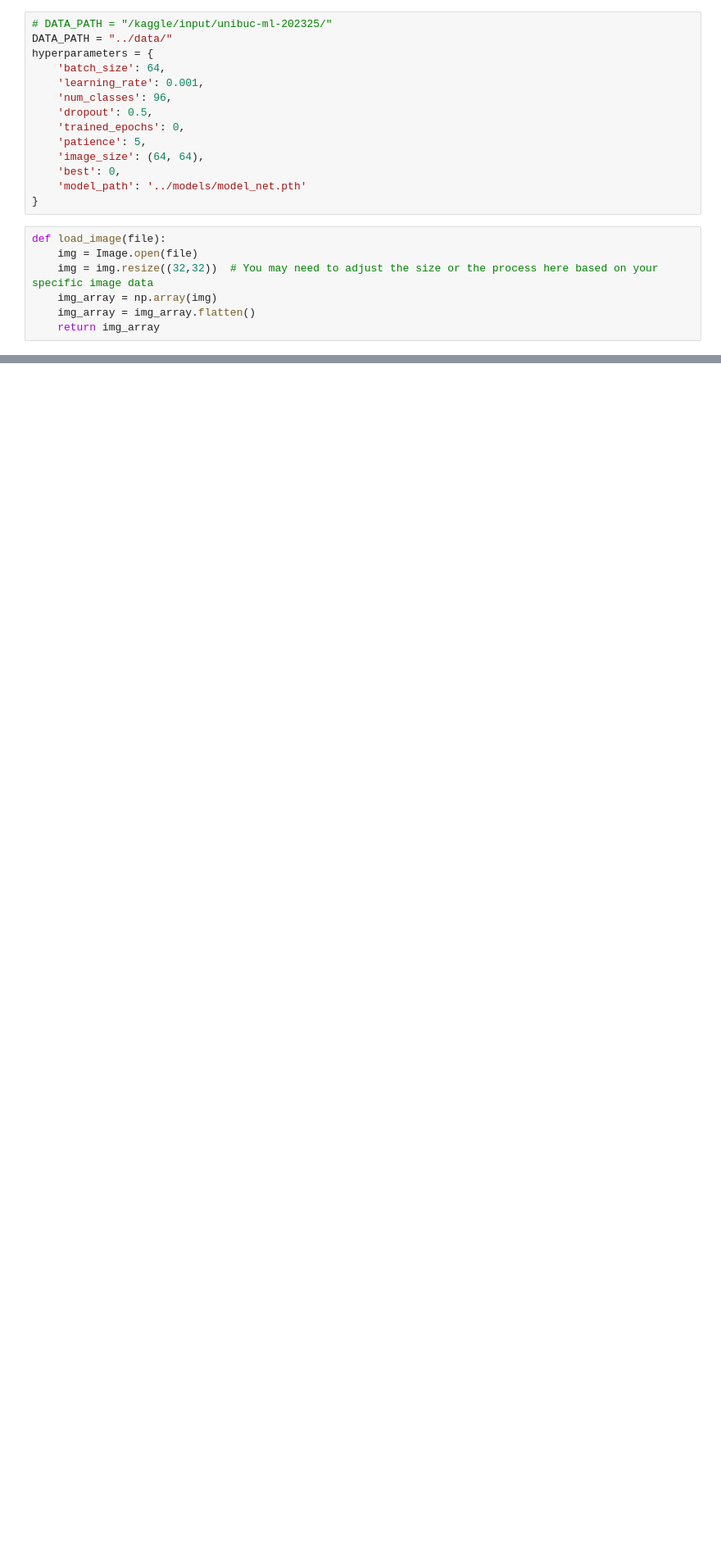
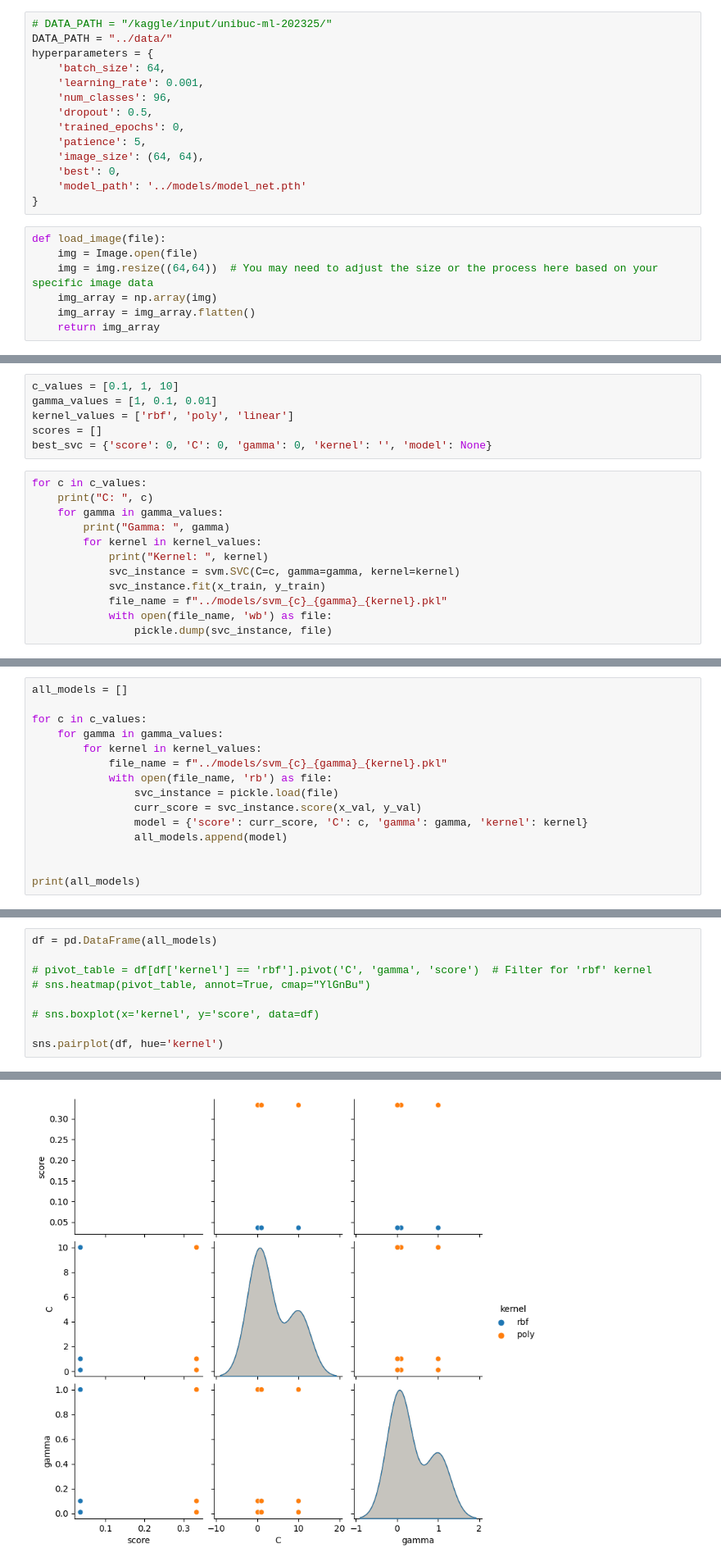
Before and after one commit to trifangrobert/Deep-Hallucination, a Jupyter notebook: src/version_svm.ipynb, the cells around one changed output, grey strips where cells are left out. Shown at 82% size. Drawn from its saved outputs; the diff is of its cells as text; blank space fills up the shorter version.

```diff
--- a/src/version_svm.ipynb
+++ b/src/version_svm.ipynb
@@ -22,7 +25,7 @@ hyperparameters = {
 # %%
 def load_image(file):
     img = Image.open(file)
-    img = img.resize((32,32))  # You may need to adjust the size or the process here based on your specific image data
+    img = img.resize((64,64))  # You may need to adjust the size or the process here based on your specific image data
     img_array = np.array(img)
     img_array = img_array.flatten()
     return img_array
@@ -49,0 +69,18 @@ load_images_and_labels('../data/train_images', '../data/train.csv')
+# %%
+c_values = [0.1, 1, 10]
+gamma_values = [1, 0.1, 0.01]
+kernel_values = ['rbf', 'poly', 'linear']
+scores = []
+best_svc = {'score': 0, 'C': 0, 'gamma': 0, 'kernel': '', 'model': None}
+# %%
+for c in c_values:
+    print("C: ", c)
+    for gamma in gamma_values:
+        print("Gamma: ", gamma)
+        for kernel in kernel_values:
+            print("Kernel: ", kernel)
+            svc_instance = svm.SVC(C=c, gamma=gamma, kernel=kernel)
+            svc_instance.fit(x_train, y_train)
+            file_name = f"../models/svm_{c}_{gamma}_{kernel}.pkl"
+            with open(file_name, 'wb') as file:
+                pickle.dump(svc_instance, file)
@@ -49,0 +105,15 @@ load_images_and_labels('../data/train_images', '../data/train.csv')
+# %%
+all_models = []
+
+for c in c_values:
+    for gamma in gamma_values:
+        for kernel in kernel_values:
+            file_name = f"../models/svm_{c}_{gamma}_{kernel}.pkl"
+            with open(file_name, 'rb') as file:
+                svc_instance = pickle.load(file)
+                curr_score = svc_instance.score(x_val, y_val)
+                model = {'score': curr_score, 'C': c, 'gamma': gamma, 'kernel': kernel}
+                all_models.append(model)
+
+
+print(all_models)
@@ -49,0 +153,10 @@ load_images_and_labels('../data/train_images', '../data/train.csv')
+# %%
+df = pd.DataFrame(all_models)
+
+# pivot_table = df[df['kernel'] == 'rbf'].pivot('C', 'gamma', 'score')  # Filter for 'rbf' kernel
+# sns.heatmap(pivot_table, annot=True, cmap="YlGnBu")
+
+# sns.boxplot(x='kernel', y='score', data=df)
+
+sns.pairplot(df, hue='kernel')
+# %% [output]
@@ -49,0 +164 @@ load_images_and_labels('../data/train_images', '../data/train.csv')
+[figure, added]
```
Also changed, not shown: parts of 12 cells of this notebook, 7 other files.
